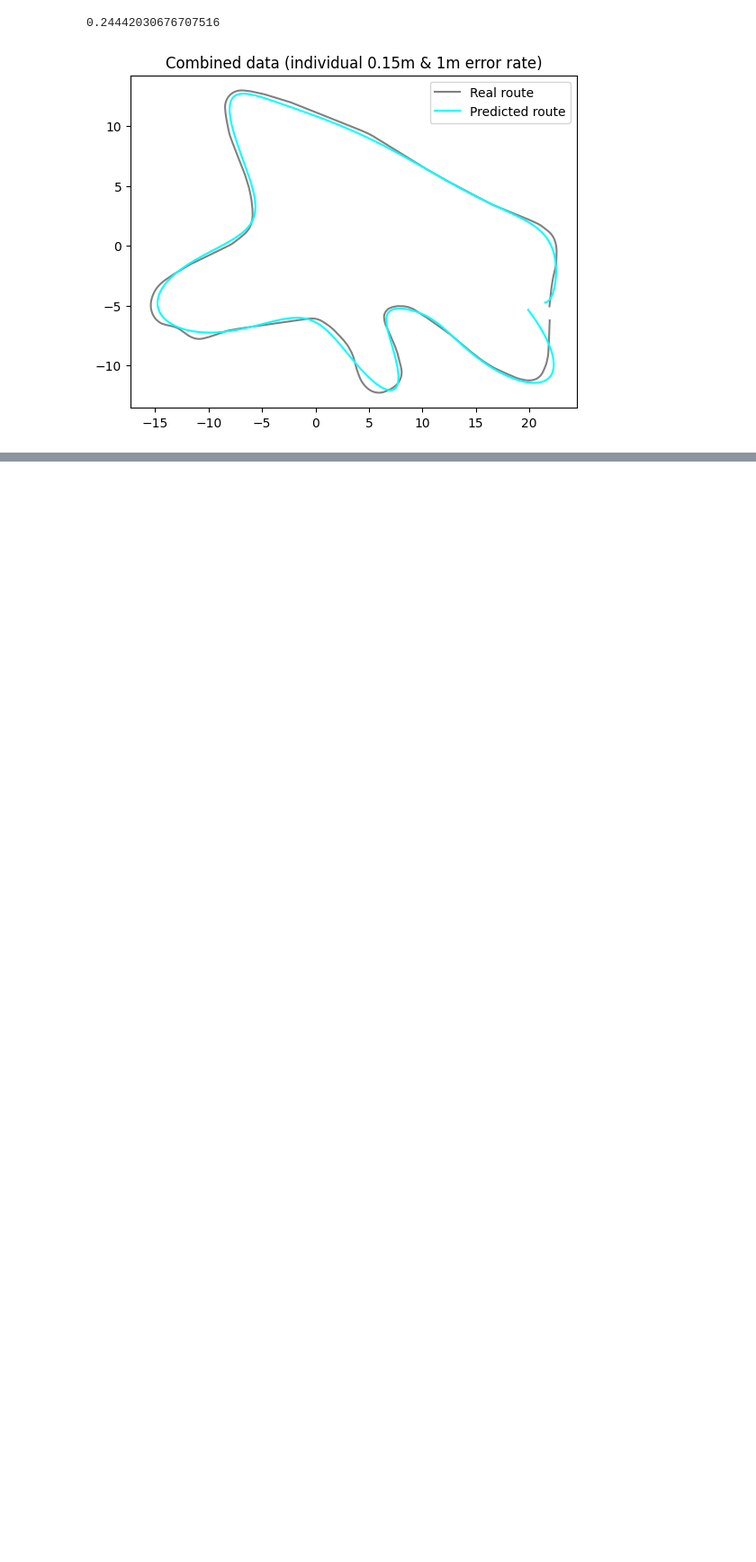
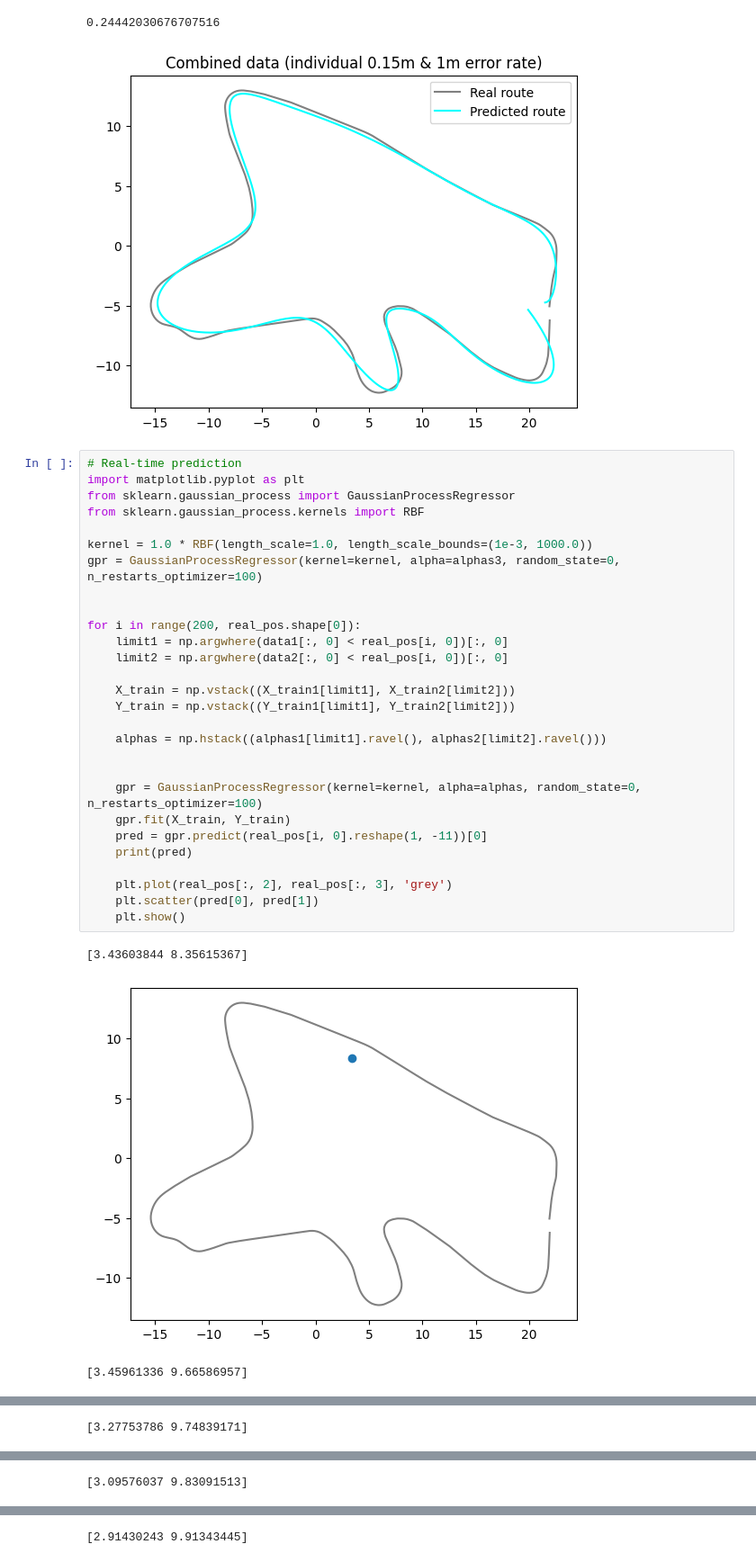
Before and after one commit to Miikkasna/gploc, a Jupyter notebook: gaussian process localization.ipynb, the cells around one changed output, grey strips where cells are left out. Shown: that part at 90% size. Drawn from its saved outputs; the diff is of its cells as text; blank space fills up the shorter version.

Commit message:
real time started

```diff
--- a/gaussian process localization.ipynb
+++ b/gaussian process localization.ipynb
@@ -117,3 +118,35 @@ plt.savefig('Combined_individual_route.png')
 # %% [output]
 0.24442030676707516
 [figure]
+# %%
+# Real-time prediction
+import matplotlib.pyplot as plt
+from sklearn.gaussian_process import GaussianProcessRegressor
+from sklearn.gaussian_process.kernels import RBF
+
+kernel = 1.0 * RBF(length_scale=1.0, length_scale_bounds=(1e-3, 1000.0))
+gpr = GaussianProcessRegressor(kernel=kernel, alpha=alphas3, random_state=0, n_restarts_optimizer=100)
+
+
+for i in range(200, real_pos.shape[0]):
+    limit1 = np.argwhere(data1[:, 0] < real_pos[i, 0])[:, 0]
+    limit2 = np.argwhere(data2[:, 0] < real_pos[i, 0])[:, 0]
+
+    X_train = np.vstack((X_train1[limit1], X_train2[limit2]))
+    Y_train = np.vstack((Y_train1[limit1], Y_train2[limit2]))
+
+    alphas = np.hstack((alphas1[limit1].ravel(), alphas2[limit2].ravel()))
+
+
+    gpr = GaussianProcessRegressor(kernel=kernel, alpha=alphas, random_state=0, n_restarts_optimizer=100)
+    gpr.fit(X_train, Y_train)
+    pred = gpr.predict(real_pos[i, 0].reshape(1, -11))[0]
+    print(pred)
+
+    plt.plot(real_pos[:, 2], real_pos[:, 3], 'grey')
+    plt.scatter(pred[0], pred[1])
+    plt.show()
+# %% [output]
+[3.43603844 8.35615367]
+[figure, added]
+[3.45961336 9.66586957]
@@ -119,0 +154 @@ plt.savefig('Combined_individual_route.png')
+[3.27753786 9.74839171]
@@ -119,0 +156 @@ plt.savefig('Combined_individual_route.png')
+[3.09576037 9.83091513]
@@ -119,0 +158 @@ plt.savefig('Combined_individual_route.png')
+[2.91430243 9.91343445]
```
Also changed, not shown: parts of 2 cells of this notebook, 1 other file.
